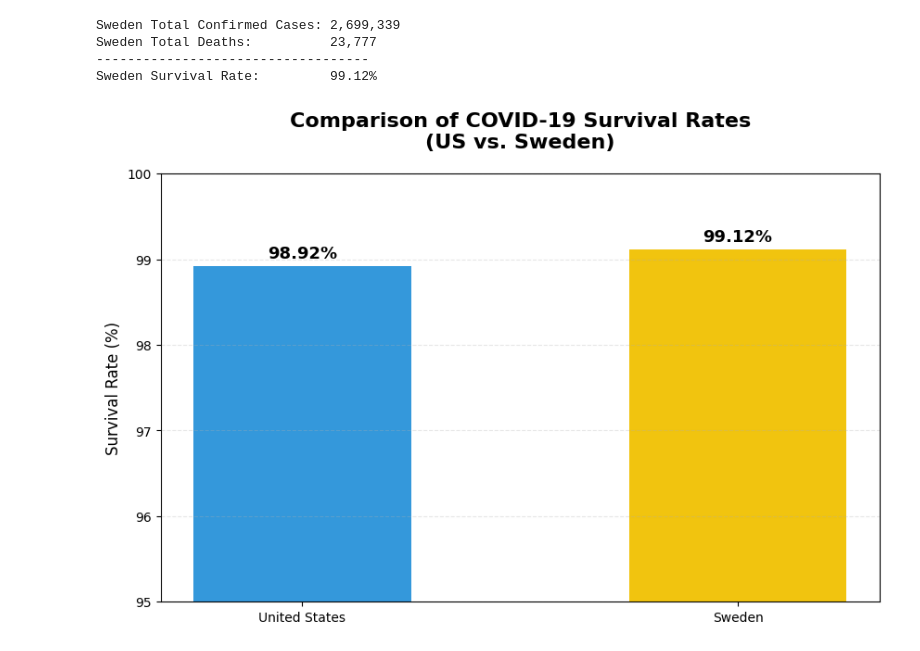
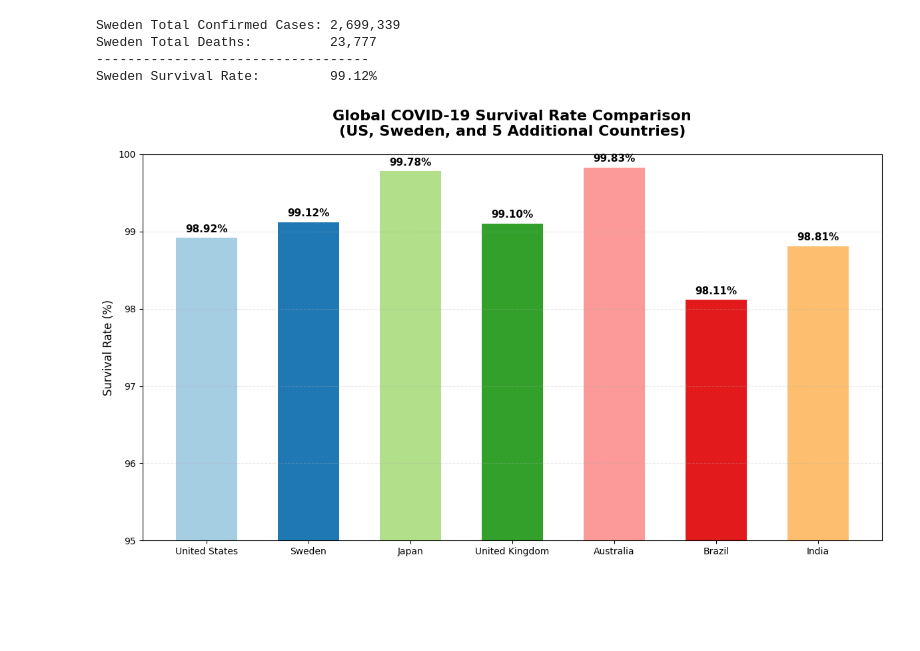
Before and after one commit to ZacharyScheer16/Beginner-Python-Projects, a Jupyter notebook: PersonalProjects/Covid19Project/Covid19.ipynb, the cells around one changed output. Drawn from its saved outputs; the diff is of its cells as text; code cells hidden in the pictures; blank space fills up the shorter version.

Commit message:
Adding in 4 other contries via for loop in bar chart. Also we removed scikit learn import because it wouldn't allow us to run code.

```diff
--- a/PersonalProjects/Covid19Project/Covid19.ipynb
+++ b/PersonalProjects/Covid19Project/Covid19.ipynb
@@ -241,34 +241,47 @@ Sweden Total Deaths:          23,777
 -----------------------------------
 Sweden Survival Rate:         99.12%
 # %%
-import  matplotlib.pyplot as plt
+import matplotlib.pyplot as plt
 
-# 1. Prepare the data
-# We are using the variables calculated in your previous steps
+# 1. Set up the lists with your existing US and Sweden data
+labels = ['United States', 'Sweden']
+survival_values = [final_survival_rate, final_swe_survival_rate]
 
-labels = ['United States', 'Sweden']
-survival_values_SW_V_USA = [final_survival_rate , final_swe_survival_rate]
-colors = ['#3498db', '#f1c40f'] # Blue for US, Yellow/Gold for Sweden
+# 2. Add 5 more countries to the list
+extra_countries = ['Japan', 'United Kingdom', 'Australia', 'Brazil', 'India']
 
-# 2. Create the figure
-plt.figure(figsize=(10, 6))
-bars = plt.bar(labels, survival_values_SW_V_USA, color=colors, width=0.5)
+# 3. Loop through and calculate survival rates for the new countries
+for country in extra_countries:
+    # Get cases and deaths using the same logic we used for Sweden
+    c_data = df_raw.loc[df_raw['Country/Region'] == country].iloc[:, 4:].sum()
+    d_data = df_deaths_raw.loc[df_deaths_raw['Country/Region'] == country].iloc[:, 4:].sum()
 
-# 3. THE TRICK: Zoom in on the 95% - 100% range
-# This makes the small differences visible to the eye
+    # Calculate final survival rate: 100 - ((Deaths / Cases) * 100)
+    if c_data.iloc[-1] > 0:
+        s_rate = 100 - ((d_data.iloc[-1] / c_data.iloc[-1]) * 100)
+        labels.append(country)
+        survival_values.append(s_rate)
+
+# 4. Create the figure
+plt.figure(figsize=(12, 7))
+colors = plt.cm.Paired(range(len(labels))) # Gives each bar a distinct color
+bars = plt.bar(labels, survival_values, color=colors, width=0.6)
+
+# 5. THE TRICK: Zoom in on the 95% - 100% range
 plt.ylim(95, 100)
 
-# 4. Add details and styling
-plt.title('Comparison of COVID-19 Survival Rates\n(US vs. Sweden)', fontsize=16, fontweight='bold', pad=20)
+# 6. Add details and styling
+plt.title('Global COVID-19 Survival Rate Comparison\n(US, Sweden, and 5 Additional Countries)', fontsize=16, fontweight='bold', pad=20)
 plt.ylabel('Survival Rate (%)', fontsize=12)
 plt.grid(axis='y', linestyle='--', alpha=0.3)
 
-# 5. Add the exact percentage labels on top of each bar
+# 7. Add the exact percentage labels on top of each bar
 for bar in bars:
     yval = bar.get_height()
     plt.text(bar.get_x() + bar.get_width()/2, yval + 0.05, f'{yval:.2f}%',
-             ha='center', va='bottom', fontsize=13, fontweight='bold')
+             ha='center', va='bottom', fontsize=11, fontweight='bold')
 
+plt.tight_layout()
 plt.show()
 # %% [output]
-[figure, old version]
+[figure, new version]
```
